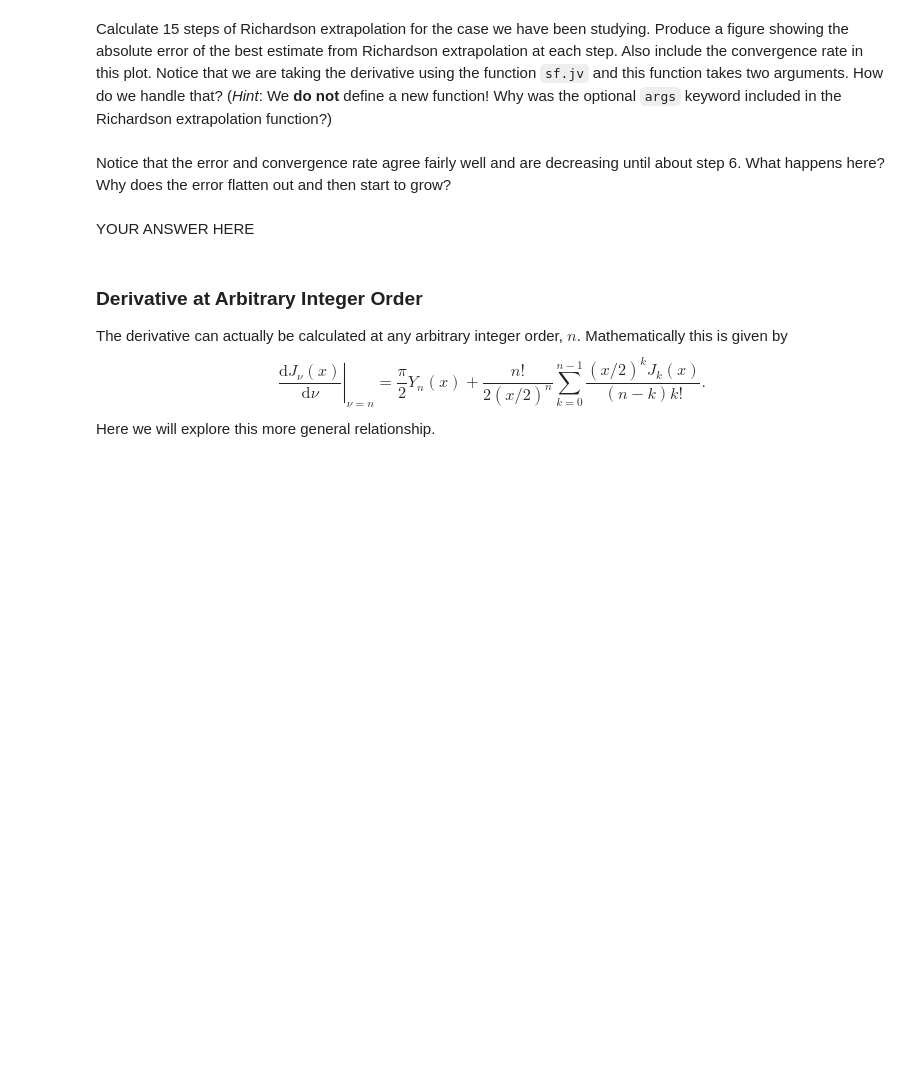
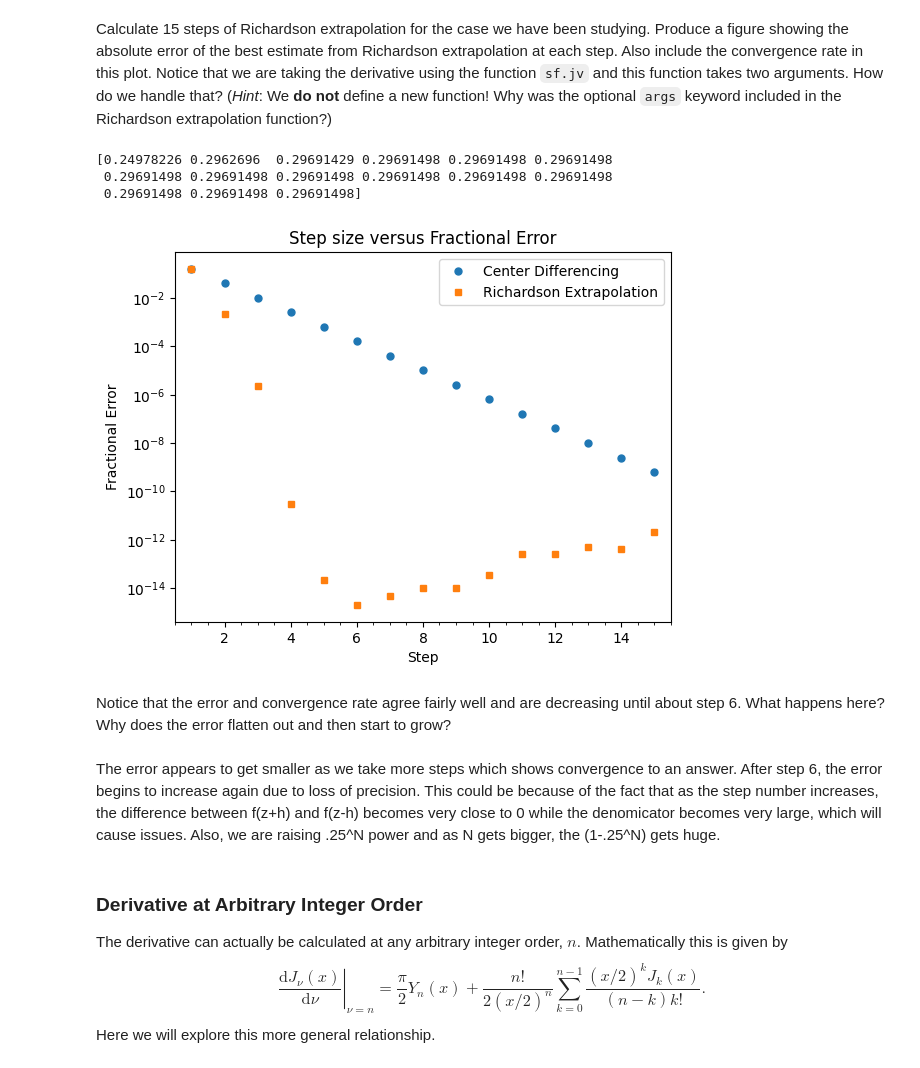
Before and after one commit to kh-bh/Physics_coursework, a Jupyter notebook: PHYS_250/Labs/Lab03.ipynb, the cells around one changed output. Cells and saved outputs as stored; diff of their text form; code cells hidden in the pictures; blank space fills up the shorter version.

```diff
--- a/PHYS_250/Labs/Lab03.ipynb
+++ b/PHYS_250/Labs/Lab03.ipynb
@@ -89,7 +183,39 @@ raise NotImplementedError()
+# %%
+# Define the function and its derivative
+
+x = 3.5
+z = 0
+h10 = 0.5
+h = h10 + z
+h -= z
+N = 15
+F = richardson_center(sf.jv, z, h, N, args = (x,))
+F
+print((np.diag(F)))
+# %% [output]
+[0.24978226 0.2962696  0.29691429 0.29691498 0.29691498 0.29691498
+ 0.29691498 0.29691498 0.29691498 0.29691498 0.29691498 0.29691498
+ 0.29691498 0.29691498 0.29691498]
+# %%
+nstep = np.arange(N) + 1
+cd_err = np.abs(1 - F[:,0] / real_deriv)
+re_err = np.abs(1 - np.diag(F) / real_deriv)
+fig = plt.figure()
+ax = fig.add_subplot(111)
+ax.semilogy(nstep, cd_err, 'o', ms=5, label='Center Differencing')
+ax.semilogy(nstep, re_err, 's', ms=5, label='Richardson Extrapolation')
+ax.set_xlim(0.5, nstep[-1] + 0.5)
+ax.legend()
+ax.minorticks_on()
+ax.set_xlabel('Step')
+ax.set_title("Step size versus Fractional Error")
+ax.set_ylabel('Fractional Error');
+# %% [output]
+[figure, added]
 # %% [markdown]
 Notice that the error and convergence rate agree fairly well and are decreasing until about step 6. What happens here? Why does the error flatten out and then start to grow?
-# %% [markdown]
-YOUR ANSWER HERE
+# %% [markdown]
+The error appears to get smaller as we take more steps which shows convergence to an answer. After step 6, the error begins to increase again due to loss of precision. This could be because of the fact that as the step number increases, the difference between f(z+h) and f(z-h) becomes very close to 0 while the denomicator becomes very large, which will cause issues. Also, we are raising .25^N power and as N gets bigger, the (1-.25^N) gets huge.
 # %% [markdown]
 ### Derivative at Arbitrary Integer Order
 
```
Also changed, not shown: parts of 20 cells of this notebook.
